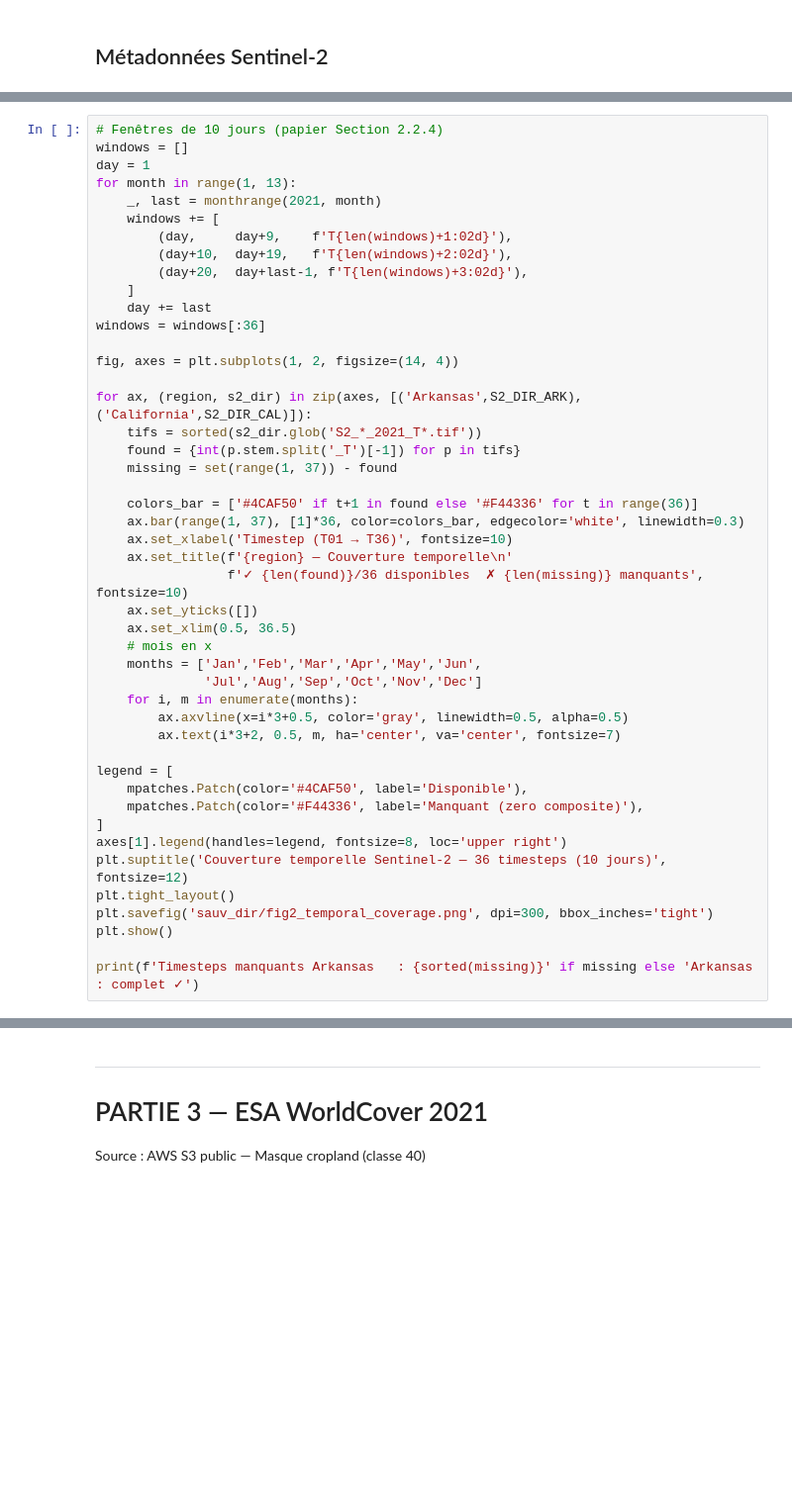
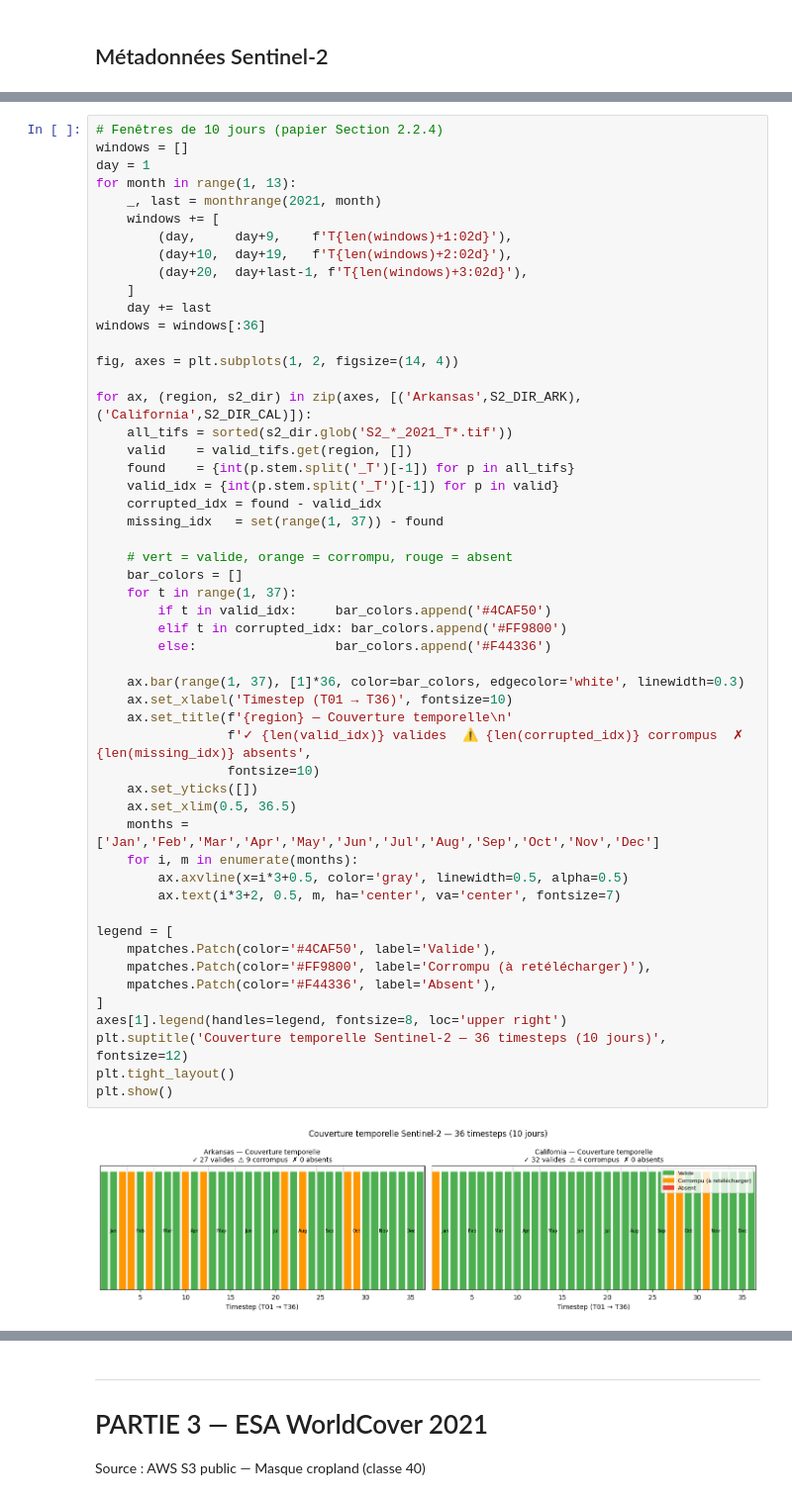
Before and after one commit to chahinez26/Crop-Classification-Projet, a Jupyter notebook: notebooks/01_EDA.ipynb, the cells around one changed output, grey strips where cells are left out. Shown at 99% size. Drawn from its saved outputs; the diff is of its cells as text; blank space fills up the shorter version.

```diff
--- a/notebooks/01_EDA.ipynb
+++ b/notebooks/01_EDA.ipynb
@@ -342,45 +406,53 @@ RasterioIOError: data\raw\sentinel2\california\S2_california_2021_T01.tif: TIFFR
 windows = []
 day = 1
 for month in range(1, 13):
     _, last = monthrange(2021, month)
     windows += [
         (day,     day+9,    f'T{len(windows)+1:02d}'),
         (day+10,  day+19,   f'T{len(windows)+2:02d}'),
         (day+20,  day+last-1, f'T{len(windows)+3:02d}'),
     ]
     day += last
 windows = windows[:36]
 
 fig, axes = plt.subplots(1, 2, figsize=(14, 4))
 
 for ax, (region, s2_dir) in zip(axes, [('Arkansas',S2_DIR_ARK),('California',S2_DIR_CAL)]):
-    tifs = sorted(s2_dir.glob('S2_*_2021_T*.tif'))
-    found = {int(p.stem.split('_T')[-1]) for p in tifs}
-    missing = set(range(1, 37)) - found
+    all_tifs = sorted(s2_dir.glob('S2_*_2021_T*.tif'))
+    valid    = valid_tifs.get(region, [])
+    found    = {int(p.stem.split('_T')[-1]) for p in all_tifs}
+    valid_idx = {int(p.stem.split('_T')[-1]) for p in valid}
+    corrupted_idx = found - valid_idx
+    missing_idx   = set(range(1, 37)) - found
 
-    colors_bar = ['#4CAF50' if t+1 in found else '#F44336' for t in range(36)]
-    ax.bar(range(1, 37), [1]*36, color=colors_bar, edgecolor='white', linewidth=0.3)
+    # vert = valide, orange = corrompu, rouge = absent
+    bar_colors = []
+    for t in range(1, 37):
+        if t in valid_idx:     bar_colors.append('#4CAF50')
+        elif t in corrupted_idx: bar_colors.append('#FF9800')
+        else:                  bar_colors.append('#F44336')
+
+    ax.bar(range(1, 37), [1]*36, color=bar_colors, edgecolor='white', linewidth=0.3)
     ax.set_xlabel('Timestep (T01 → T36)', fontsize=10)
     ax.set_title(f'{region} — Couverture temporelle\n'
-                 f'✓ {len(found)}/36 disponibles  ✗ {len(missing)} manquants', fontsize=10)
+                 f'✓ {len(valid_idx)} valides  ⚠ {len(corrupted_idx)} corrompus  ✗ {len(missing_idx)} absents',
+                 fontsize=10)
     ax.set_yticks([])
     ax.set_xlim(0.5, 36.5)
-    # mois en x
-    months = ['Jan','Feb','Mar','Apr','May','Jun',
-              'Jul','Aug','Sep','Oct','Nov','Dec']
+    months = ['Jan','Feb','Mar','Apr','May','Jun','Jul','Aug','Sep','Oct','Nov','Dec']
     for i, m in enumerate(months):
         ax.axvline(x=i*3+0.5, color='gray', linewidth=0.5, alpha=0.5)
         ax.text(i*3+2, 0.5, m, ha='center', va='center', fontsize=7)
 
 legend = [
-    mpatches.Patch(color='#4CAF50', label='Disponible'),
-    mpatches.Patch(color='#F44336', label='Manquant (zero composite)'),
+    mpatches.Patch(color='#4CAF50', label='Valide'),
+    mpatches.Patch(color='#FF9800', label='Corrompu (à retélécharger)'),
+    mpatches.Patch(color='#F44336', label='Absent'),
 ]
 axes[1].legend(handles=legend, fontsize=8, loc='upper right')
 plt.suptitle('Couverture temporelle Sentinel-2 — 36 timesteps (10 jours)', fontsize=12)
 plt.tight_layout()
-plt.savefig('sauv_dir/fig2_temporal_coverage.png', dpi=300, bbox_inches='tight')
 plt.show()
-
-print(f'Timesteps manquants Arkansas   : {sorted(missing)}' if missing else 'Arkansas : complet ✓')
+# %% [output]
+[figure, added]
 # %% [markdown]
```
Also changed, not shown: parts of 9 cells of this notebook.
